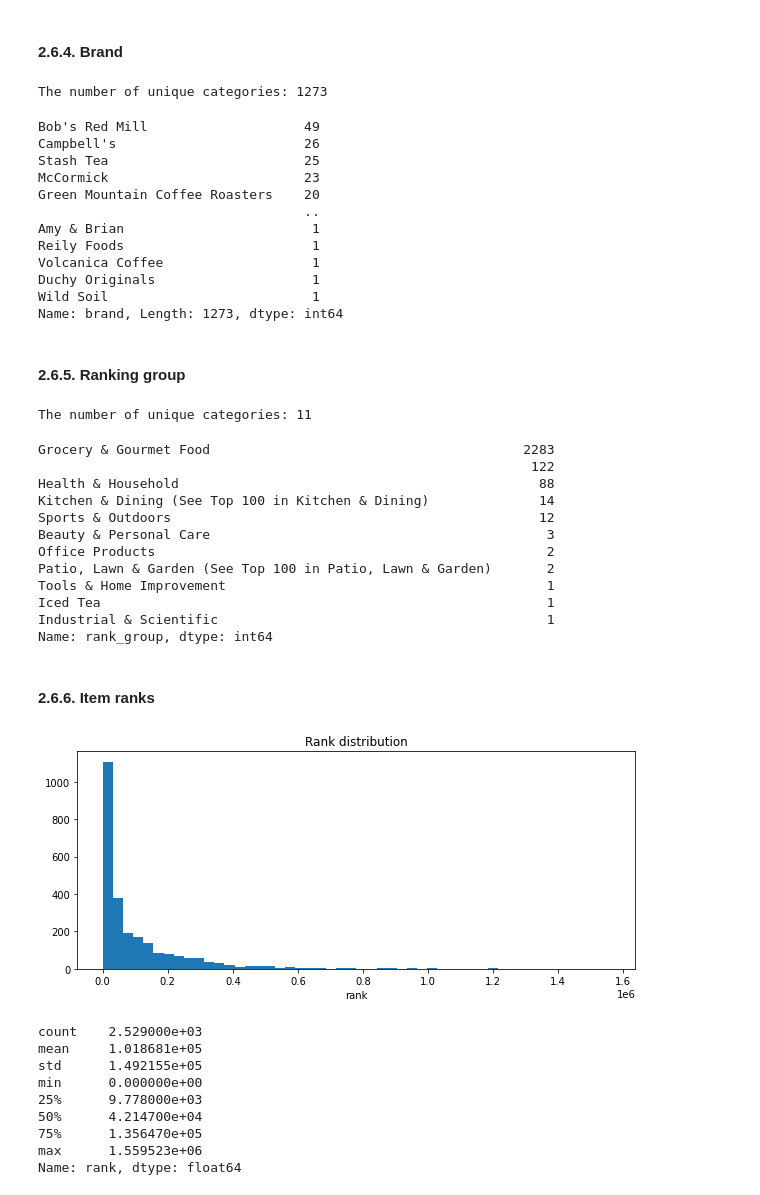
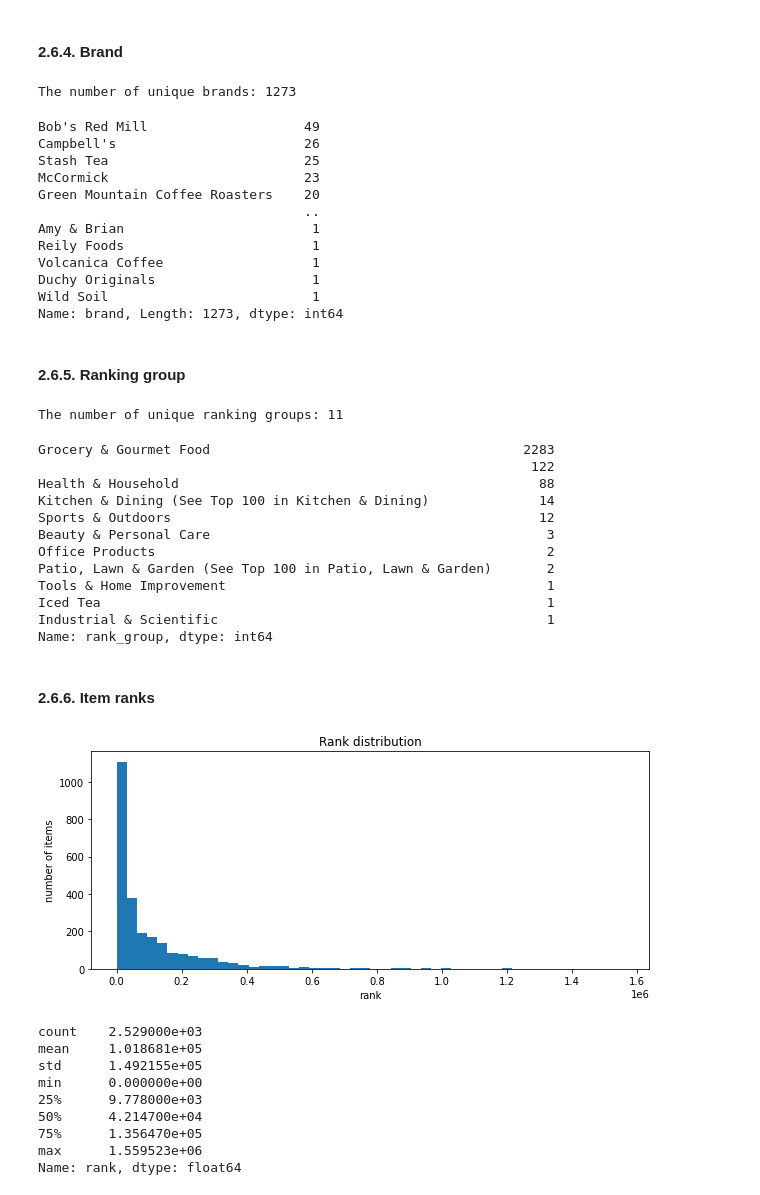
Before and after one commit to Yanina-Kutovaya/RecSys-amazon, a Jupyter notebook: notebooks/01_Build_dataset_EDA.ipynb, the cells around one changed output. Cells and saved outputs as stored; diff of their text form; code cells hidden in the pictures.

```diff
--- a/notebooks/01_Build_dataset_EDA.ipynb
+++ b/notebooks/01_Build_dataset_EDA.ipynb
@@ -418,10 +445,10 @@ Name: category_3, Length: 265, dtype: int64
 #### 2.6.4. Brand
 # %%
 feature = 'brand'
-print(f"The number of unique categories: {items[feature].nunique()}\n")
+print(f"The number of unique brands: {items[feature].nunique()}\n")
 items[feature].value_counts()
 # %% [output]
-The number of unique categories: 1273
+The number of unique brands: 1273
 Bob's Red Mill                    49
 Campbell's                        26
 Stash Tea                         25
@@ -438,10 +465,10 @@ Name: brand, Length: 1273, dtype: int64
 #### 2.6.5. Ranking group
 # %%
 feature = 'rank_group'
-print(f"The number of unique categories: {items[feature].nunique()}\n")
+print(f"The number of unique ranking groups: {items[feature].nunique()}\n")
 items[feature].value_counts()
 # %% [output]
-The number of unique categories: 11
+The number of unique ranking groups: 11
 Grocery & Gourmet Food                                        2283
                                                                122
 Health & Household                                              88
@@ -459,10 +486,11 @@ Name: rank_group, dtype: int64
 # %%
 plt.figure(figsize=(10, 4))
 plt.title('Rank distribution')
 plt.xlabel('rank')
+plt.ylabel('number of items')
 plt.hist(items['rank'].values, bins=50);
 # %% [output]
-[figure, old version]
+[figure, new version]
 # %%
 items['rank'].describe()
 # %% [output]
```
Also changed, not shown: parts of 15 cells of this notebook.
